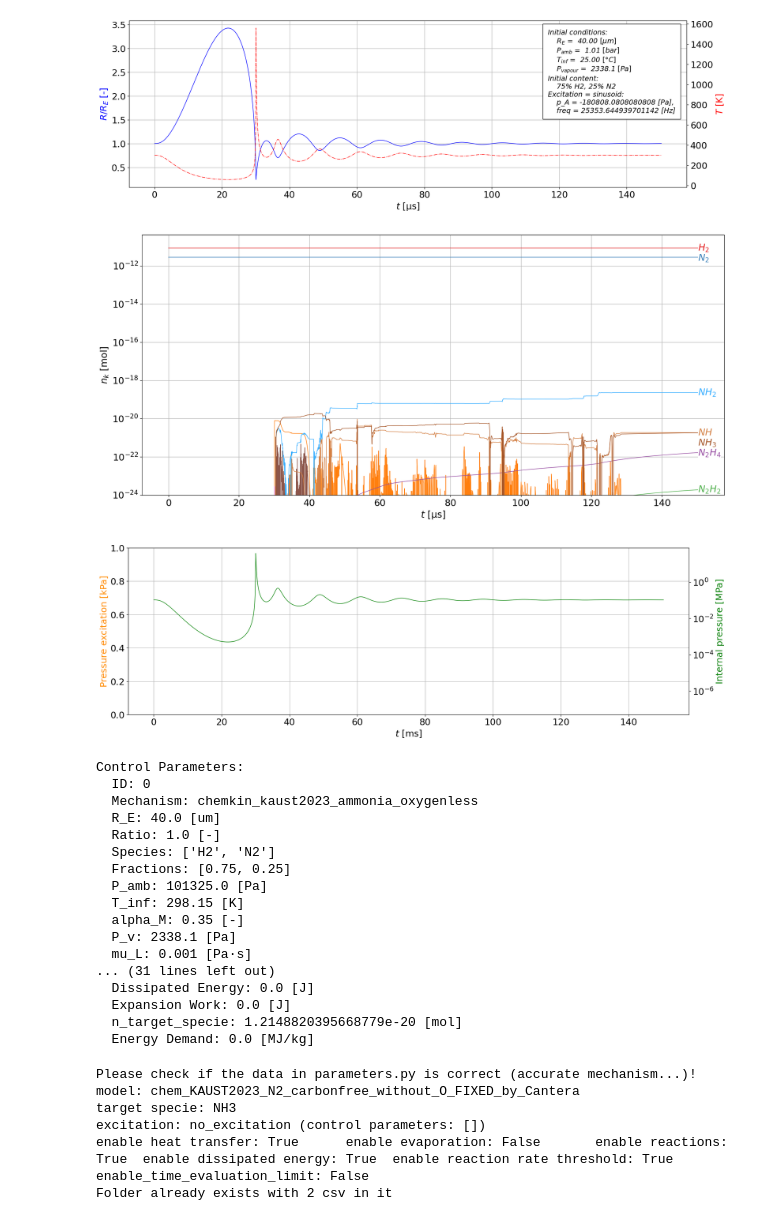
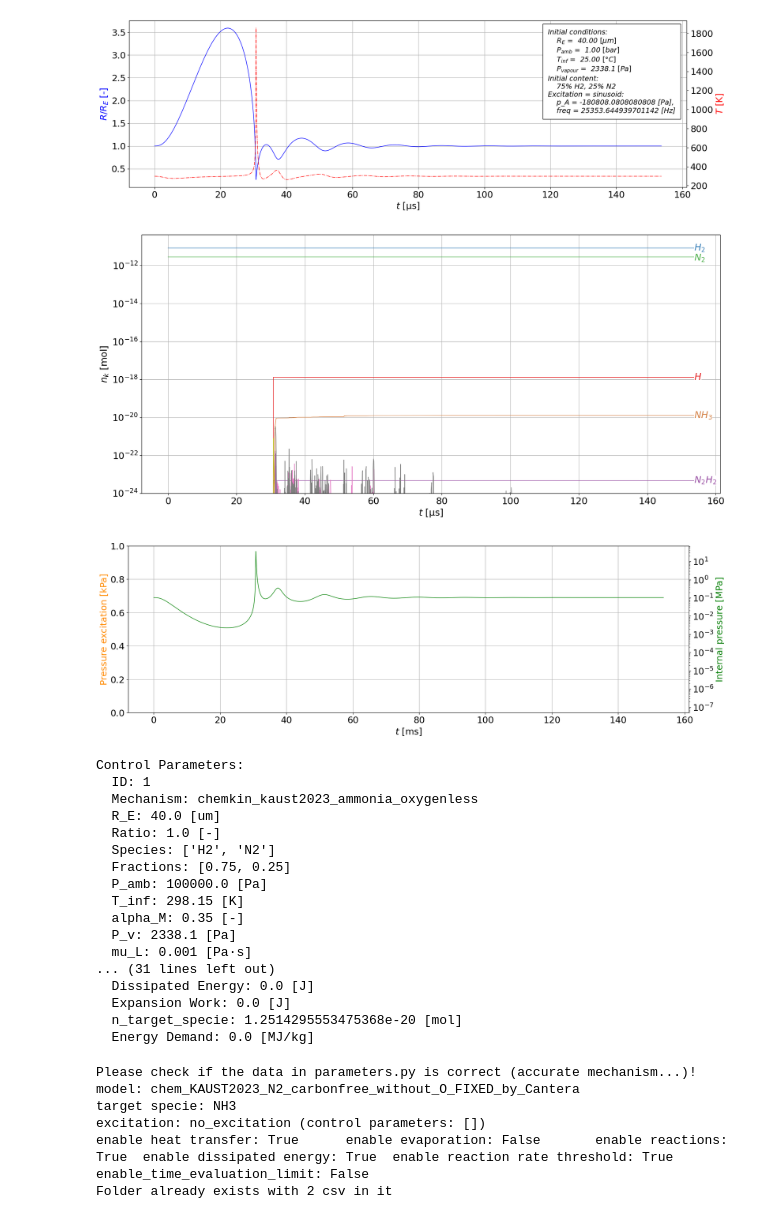
Before and after one commit to kozakaron/Bubble_dynamics_simulation_CPP, a Jupyter notebook: python_run.ipynb, the cells around one changed output. Saved outputs shown, nothing was run; the diff lists cells and outputs as text; code cells hidden in the pictures.

```diff
--- a/python_run.ipynb
+++ b/python_run.ipynb
@@ -10,7 +10,7 @@ cpar = {'ID': 0,
  'ratio': 1.0,
  'species': ['H2','N2'],#['H2','N2','O2','AR','HE','H2O'],#['N2H3','O','NH2','NO','H'],
  'fractions': [0.75,0.25],#[0.25,0.20,0.05,0.07,0.12,0.31],#[0.3,0.25,0.2,0.15,0.1],
- 'P_amb': 101325.0, #1000.0e5,
+ 'P_amb': 1.0e5,#101325.0, #1000.0e5,
  'T_inf': 298.15, #5000.0,
  'alpha_M': 0.35,
  'P_v': 2338.1,
@@ -18,7 +18,7 @@ cpar = {'ID': 0,
  'rho_L': 998.2,
  'c_L': 1483.0,
  'surfactant': 1.0,
- 'enable_heat_transfer': False,
+ 'enable_heat_transfer': True,
  'enable_evaporation': False,
  'enable_reactions': True,
  'enable_dissipated_energy': False,
@@ -100,14 +100,14 @@ Please check, where you R_dotdot read in from!
-[figure, old version]
+[figure, new version]
-[figure, old version]
+[figure, new version]
-[figure, old version]
+[figure, new version]
 Control Parameters:
-  ID: 0
+  ID: 1
   Mechanism: chemkin_kaust2023_ammonia_oxygenless
   R_E: 40.0 [um]
   Ratio: 1.0 [-]
   Species: ['H2', 'N2']
   Fractions: [0.75, 0.25]
-  P_amb: 101325.0 [Pa]
+  P_amb: 100000.0 [Pa]
   T_inf: 298.15 [K]
   alpha_M: 0.35 [-]
   P_v: 2338.1 [Pa]
@@ -115,7 +115,7 @@ Control Parameters:
 ... (31 lines left out)
   Dissipated Energy: 0.0 [J]
   Expansion Work: 0.0 [J]
-  n_target_specie: 1.2148820395668779e-20 [mol]
+  n_target_specie: 1.2514295553475368e-20 [mol]
   Energy Demand: 0.0 [MJ/kg]
 # %%
 api.run_parameter_study(ps,t_max=1.0e-7,timeout=3000.0) #,save_directory='par_study'
```
Also changed, not shown: parts of 1 cell of this notebook, 1 other file.
